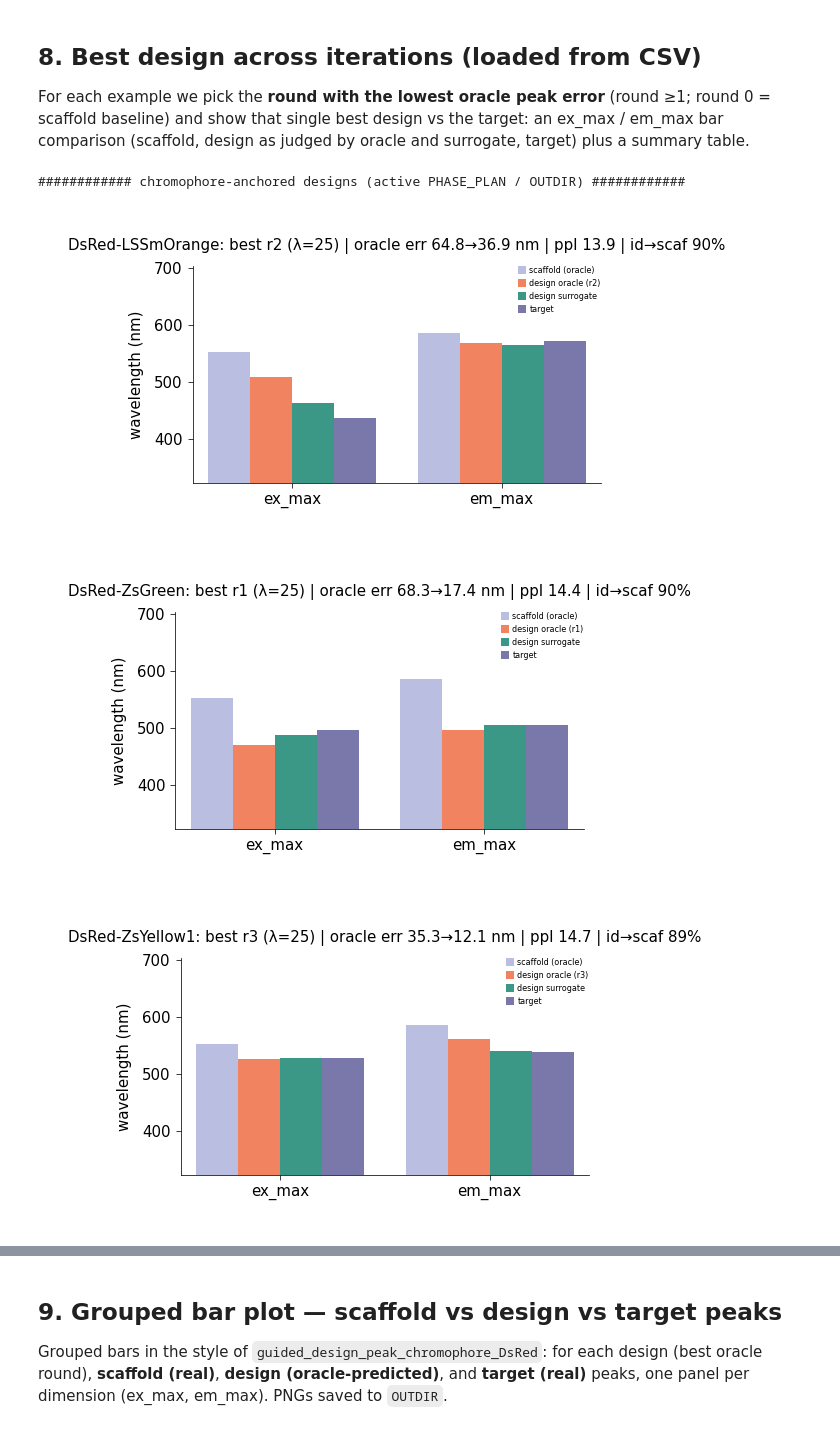
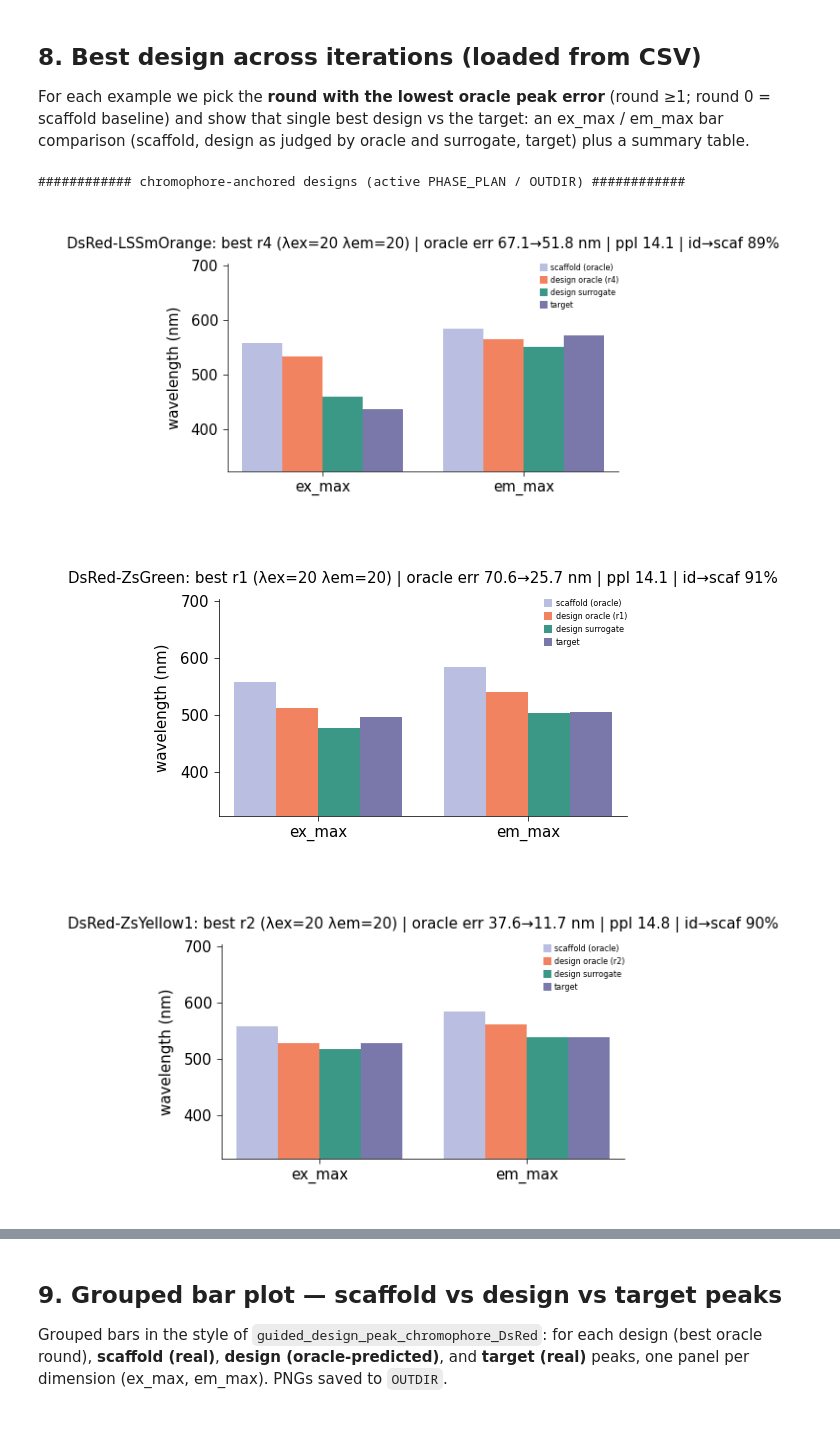
Before and after one commit to Arcadia-Science/FPguide, a Jupyter notebook: peak_design/guided_design_peak_structure_multiscaffold.ipynb, the cells around one changed output, grey strips where cells are left out. Cells and saved outputs as stored; diff of their text form; code cells hidden in the pictures.

```diff
--- a/peak_design/guided_design_peak_structure_multiscaffold.ipynb
+++ b/peak_design/guided_design_peak_structure_multiscaffold.ipynb
@@ -253,11 +440,10 @@ def _stepdesc(nums, up):
     return "+".join(parts) if parts else "none"
 
 PHASE_PLAN = [                          # (label, [ (chromo_nums, use_pocket) sub-steps per iteration ], n_iters)
-    ("chromo+pocket", [({1, 2}, False), (set(), True)], 3),   # 3 iters: chromophore (pos 1,2) THEN 5A pocket
+    ("chromo+pocket", [({1, 2}, False), (set(), True)], 5),   # 5 iters: chromophore (pos 1,2) THEN 5A pocket
 ]
-LAM_START = 25; LAM_STEP = 0; K_TOP = 6; SEED = 42   # lambda constant 25 (no ramp); fixed RNG seed
+LAM_EX = 20; LAM_EM = 20; K_TOP = 6; SEED = 42   # separate excitation/emission guidance weights (λ1=λ2=20); fixed RNG seed
 N_ROUNDS = sum(n for _, _, n in PHASE_PLAN)
-def _lam(r): return LAM_START + LAM_STEP * (r - 1)
 
 # per-position candidate constraint: chromophore position 2 restricted to aromatics {Y,W,H,F}.
 def _aa_mask(aas):
@@ -267,7 +453,7 @@ def _aa_mask(aas):
 AROMATIC = _aa_mask("YWHF")
 POS2_AROMATIC = True
 
-RUN_TAG = "multiscaffold_struct5A_lam25_T10_seed42"   # output subfolder tag
+RUN_TAG = "multiscaffold_struct5A_lamEx20_lamEm20_T5_5rounds_seed42_esmSurr_prostt5Orac"   # sweep-winner models; separate ex/em guidance
 OUTDIR = os.path.join("peak_designs", "structure", RUN_TAG)
 os.makedirs(OUTDIR, exist_ok=True)
 
@@ -275,7 +461,7 @@ os.makedirs(OUTDIR, exist_ok=True)
 _edit_nums = set().union(*[nums for _, steps, _ in PHASE_PLAN for (nums, up) in steps]) if PHASE_PLAN else set()
 print("phase plan: " + " -> ".join(
     f"{lab}[" + " then ".join(_stepdesc(n_, u_) for n_, u_ in steps) + f"] x{n}" for lab, steps, n in PHASE_PLAN)
-    + f" | {N_ROUNDS} iters | lambda {_lam(1)}..{_lam(N_ROUNDS)}")
+    + f" | {N_ROUNDS} iters | \u03bb_ex={LAM_EX} \u03bb_em={LAM_EM}")
 print(f"chromophore positions -> editable: {sorted(_edit_nums) or 'none'} | fixed: {sorted({1,2,3} - _edit_nums)}  (3=Gly)")
 if POS2_AROMATIC and 2 in _edit_nums:
     print("  position 2 candidates restricted to aromatic {Y, W, H, F}")
@@ -288,7 +474,7 @@ for sname in dict.fromkeys(s for s, _ in TASKS):
           f"[{','.join(str(i+1) for i in pk[:8])}{'...' if len(pk)>8 else ''}] | protected: {cat}")
 print("\nall tasks:", [f"{s}->{t}" for s, t in TASKS])
 
-COLS = ["example", "phase", "lam_used", "round", "n_editable", "chromo_pos1_1based",
+COLS = ["example", "phase", "lam_ex", "lam_em", "round", "n_editable", "chromo_pos1_1based",
         "scaffold_name", "scaffold_idx", "scaffold_ex", "scaffold_em",
         "target_name", "target_idx", "target_ex", "target_em", "seq_id_scaf_target",
         "pred_ex", "pred_em", "peak_err", "ppl", "ident_to_scaffold", "designed_seq", "scaffold_seq", "target_seq"]
@@ -310,28 +496,28 @@ def run_chromo_design(pairs, outdir, temperature=0.0):
         print(f"[{name}] ex {EXM[si]:.0f}->{EXM[ti]:.0f} | em {EMM[si]:.0f}->{EMM[ti]:.0f} | seq id {idn:.0%} | "
               + " | ".join(f"{lab}(" + " then ".join(_stepdesc(n_, u_) for n_, u_ in steps) + f")x{n}" for lab, steps, n in PHASE_PLAN)
               + f" | pocket {len(pocket)} | T {temperature}")
-        def rec(seq, phase, lam, r, nedit):
+        def rec(seq, phase, r, nedit):
             P = oracle_peaks(seq)
-            return dict(phase=phase, lam=lam, round=r, nedit=nedit, pred_ex=float(P[0, 0]), pred_em=float(P[0, 1]),
+            return dict(phase=phase, lam_ex=LAM_EX, lam_em=LAM_EM, round=r, nedit=nedit, pred_ex=float(P[0, 0]), pred_em=float(P[0, 1]),
                         peak_err=float(peak_err_vec(P, tgt)[0]), ppl=pseudo_perplexity(seq)[1],
                         ident=sum(x == y for x, y in zip(seq, scaffold)) / len(scaffold), seq=seq)
-        hist = [rec(scaffold, "scaffold", LAM_START, 0, 0)]; cur = scaffold; r = 0
+        hist = [rec(scaffold, "scaffold", 0, 0)]; cur = scaffold; r = 0
         for lab, steps, n in PHASE_PLAN:
             for _ in range(n):
-                r += 1; lam = _lam(r); touched = set()
+                r += 1; touched = set()
                 for nums, up in steps:
                     ed = resolve_positions(nums, up, c1, p2, p3, pocket)
                     if not ed: continue
-                    cur, _ = guided_refine(cur, tgt, n_sweeps=1, k=K_TOP, lam=lam, editable=ed,
+                    cur, _ = guided_refine(cur, tgt, n_sweeps=1, k=K_TOP, lam_ex=LAM_EX, lam_em=LAM_EM, editable=ed,
                                            eval_fn=oracle_peaks, pos_allowed=pos_allowed, temperature=temperature, verbose=False)
                     touched.update(ed)
-                h = rec(cur, lab, lam, r, len(touched)); hist.append(h)
-                print(f"  it{r:>2} [{lab:13}] (lambda={lam}) peak err {h['peak_err']:.1f} nm "
+                h = rec(cur, lab, r, len(touched)); hist.append(h)
+                print(f"  it{r:>2} [{lab:13}] (\u03bbex={LAM_EX} \u03bbem={LAM_EM}) peak err {h['peak_err']:.1f} nm "
                       f"(ex {h['pred_ex']:.0f} em {h['pred_em']:.0f}) | ppl {h['ppl']:.1f} | id {h['ident']:.2f}")
         with open(fn, "w", newline="") as fh:
             w = csv.writer(fh); w.writerow(COLS)
             for h in hist:
-                w.writerow([name, h["phase"], h["lam"], h["round"], h["nedit"], c1 + 1,
+                w.writerow([name, h["phase"], h["lam_ex"], h["lam_em"], h["round"], h["nedit"], c1 + 1,
                             rows[si]["name"], si, f"{EXM[si]:.0f}", f"{EMM[si]:.0f}",
                             rows[ti]["name"], ti, f"{EXM[ti]:.0f}", f"{EMM[ti]:.0f}", f"{idn:.3f}",
                             f"{h['pred_ex']:.1f}", f"{h['pred_em']:.1f}", f"{h['peak_err']:.2f}", f"{h['ppl']:.2f}",
@@ -344,7 +530,7 @@ RUN_ONLY = None           # None/empty -> all tasks. Resumable (skips tasks whos
 if RUN_GENERATION:
     sel = [t for t in TASKS if (not RUN_ONLY) or (t in RUN_ONLY)]
     print(f"\ngenerating {len(sel)} task(s) -> {OUTDIR}:", [f"{s}->{t}" for s, t in sel])
-    saved = run_chromo_design([task2pair[t] for t in sel], OUTDIR, temperature=10)
+    saved = run_chromo_design([task2pair[t] for t in sel], OUTDIR, temperature=5)
     print("saved:", [os.path.basename(s) for s in saved])
 else:
     print(f"\nRUN_GENERATION=False -> staged. existing in {OUTDIR}:",
@@ -491,37 +690,42 @@ design as judged by oracle and surrogate, target) plus a summary table.
 # %%
 def show_best(files, group):
     rowsum=[]
+    SPLIT={int(d["index"]):(d["surrogate_role"],d["oracle_role"]) for d in dual}   # index -> (surrogate_role, oracle_role)
+    _AB={"train":"tr","val":"va","test":"te"}
+    def _sp(idx): s,o=SPLIT[int(idx)]; return f"{_AB[s]}/{_AB[o]}"                 # "surr/orac" split membership
     for fn in files:
         H=sorted(list(csv.DictReader(open(fn))), key=lambda h:int(h["round"]))
         scaf=H[0]; gen=[h for h in H if int(h["round"])>=1]
         best=min(gen, key=lambda h:float(h["peak_err"]))
         name=best["example"]; tex=float(scaf["target_ex"]); tem=float(scaf["target_em"]); tgt=torch.tensor([tex,tem],device=dev)
         b_orac=oracle_peaks(best["designed_seq"])[0].cpu().numpy(); b_surr=g_peaks(best["designed_seq"])[0].cpu().numpy()
         b_surr_err=float(0.5*(abs(b_surr[0]-tex)+abs(b_surr[1]-tem)))
         s_orac=oracle_peaks(scaf["designed_seq"])[0].cpu().numpy()
         rowsum.append((name,float(scaf["seq_id_scaf_target"]),float(scaf["peak_err"]),int(best["round"]),
-                       int(float(best["lam_used"])),float(best["peak_err"]),b_surr_err,float(best["ppl"]),float(best["ident_to_scaffold"])))
+                       f'{int(float(best["lam_ex"]))}/{int(float(best["lam_em"]))}',float(best["peak_err"]),b_surr_err,float(best["ppl"]),float(best["ident_to_scaffold"]),
+                       _sp(scaf["scaffold_idx"]),_sp(scaf["target_idx"])))
         if not HAVE_PLT: continue
         fig,ax=plt.subplots(figsize=(7,4.2)); x=np.arange(2); w=0.2
         ax.bar(x-1.5*w,[s_orac[0],s_orac[1]],w,color=apc_c.wish,label="scaffold (oracle)")
         ax.bar(x-0.5*w,[b_orac[0],b_orac[1]],w,color=apc_c.amber,label=f"design oracle (r{best['round']})")
         ax.bar(x+0.5*w,[b_surr[0],b_surr[1]],w,color=apc_c.seaweed,label="design surrogate")
         ax.bar(x+1.5*w,[tex,tem],w,color=apc_c.aster,label="target")
         ax.set_xticks(x); ax.set_xticklabels(["ex_max","em_max"]); ax.set_ylabel("wavelength (nm)")
         ax.set_ylim(min(EXM.min(),EMM.min())-20, max(EXM.max(),EMM.max())+20); ax.legend(fontsize=8)
-        ax.set_title(f"{name}: best r{best['round']} (\u03bb={int(float(best['lam_used']))}) | oracle err {float(scaf['peak_err']):.1f}\u2192{float(best['peak_err']):.1f} nm | ppl {float(best['ppl']):.1f} | id\u2192scaf {float(best['ident_to_scaffold']):.0%}")
+        ax.set_title(f"{name}: best r{best['round']} (\u03bbex={int(float(best['lam_ex']))} \u03bbem={int(float(best['lam_em']))}) | oracle err {float(scaf['peak_err']):.1f}\u2192{float(best['peak_err']):.1f} nm | ppl {float(best['ppl']):.1f} | id\u2192scaf {float(best['ident_to_scaffold']):.0%}")
         plt.tight_layout(); plt.show()
     print(f"\n=== best design per example ({group}) ===")
-    print(f"{'example':<26}{'seq id':>7}{'scaf err':>9}{'best r':>7}{'λ':>4}{'orac err':>9}{'surr err':>9}{'Δerr':>8}{'ppl':>6}{'id->scaf':>10}")
-    for name,sid,serr,br,lam,berr,bserr,ppl,idsc in rowsum:
-        print(f"{name:<26}{sid:>6.0%}{serr:>9.1f}{br:>7d}{lam:>4d}{berr:>9.1f}{bserr:>9.1f}{berr-serr:>+8.1f}{ppl:>6.1f}{idsc:>9.0%}")
+    print(f"{'example':<26}{'seq id':>7}{'scaf err':>9}{'best r':>7}{'λex/em':>8}{'orac err':>9}{'surr err':>9}{'Δerr':>8}{'ppl':>6}{'id->scaf':>10}{'scaf s/o':>10}{'tgt s/o':>10}")
+    for name,sid,serr,br,lam,berr,bserr,ppl,idsc,ssp,tsp in rowsum:
+        print(f"{name:<26}{sid:>6.0%}{serr:>9.1f}{br:>7d}{lam:>8}{berr:>9.1f}{bserr:>9.1f}{berr-serr:>+8.1f}{ppl:>6.1f}{idsc:>9.0%}{ssp:>10}{tsp:>10}")
+    print("  (s/o = surrogate-split / oracle-split role: tr=train, va=val, te=test)")
     return rowsum
 
 files=sorted(glob.glob(os.path.join(OUTDIR,"design_*.csv")))
 print("############ chromophore-anchored designs (active PHASE_PLAN / OUTDIR) ############")
 _=show_best(files,"DsRed/avGFP/eqFP578 -> named targets")
 # %% [output]
 ############ chromophore-anchored designs (active PHASE_PLAN / OUTDIR) ############
-[figure, old version]
+[figure, new version]
-[figure, old version]
+[figure, new version]
-[figure, old version]
+[figure, new version]
```
Also changed, not shown: parts of 13 cells of this notebook, 56 other files.
